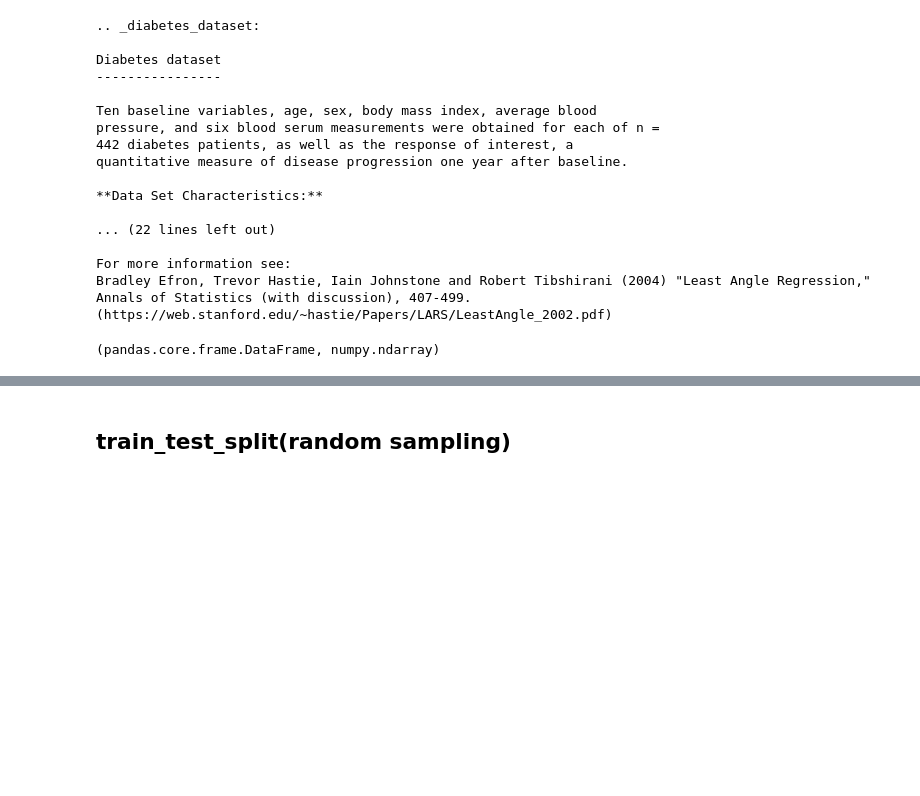
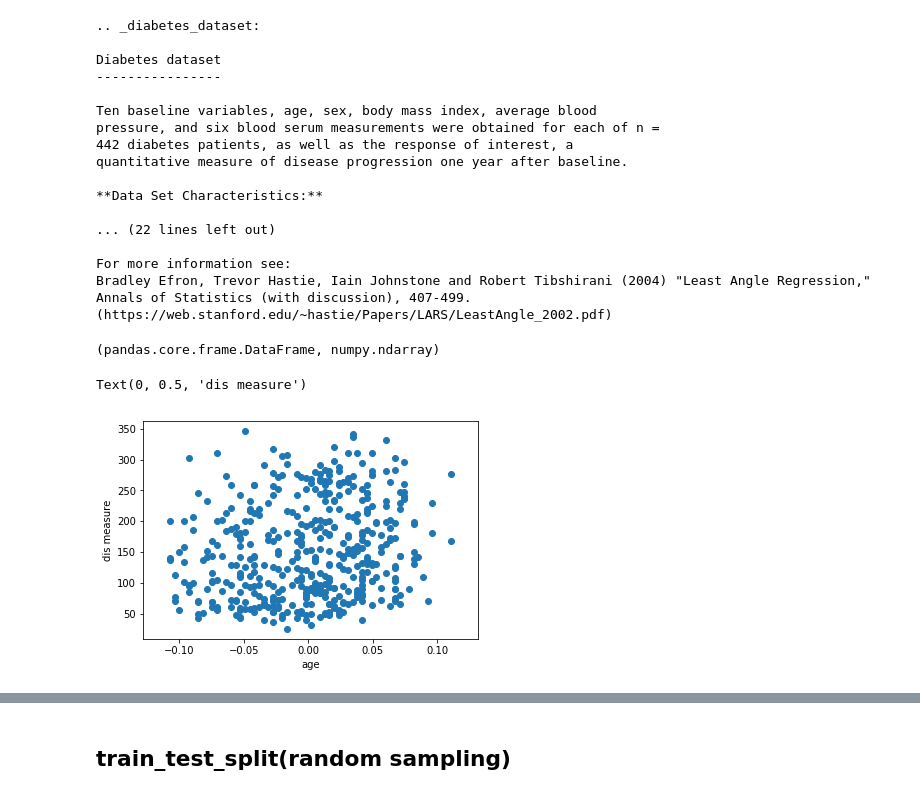
Before and after one commit to pat-123/misc, a Jupyter notebook: notebooks/linear_regr_diabetes.ipynb, the cells around one changed output, grey strips where cells are left out. Cells and saved outputs as stored; diff of their text form; code cells hidden in the pictures; blank space fills up the shorter version.

Commit message:
added evaluation metrics and visualizations

```diff
--- a/notebooks/linear_regr_diabetes.ipynb
+++ b/notebooks/linear_regr_diabetes.ipynb
@@ -46,3 +46,11 @@ dv = diabetes.target #dv is a ndarray, since the pred values also will be ndarra
 type(iv), type(dv)
 # %% [output]
 (pandas.core.frame.DataFrame, numpy.ndarray)
+# %%
+plt.scatter(iv.age,dv)
+#Looks like the values are very dispersed and corr will be low(0.19) from corr matrix below
+plt.xlabel('age')
+plt.ylabel('dis measure')
+# %% [output]
+Text(0, 0.5, 'dis measure')
+[figure, added]
```
Also changed, not shown: parts of 4 cells of this notebook, 2 other files.
